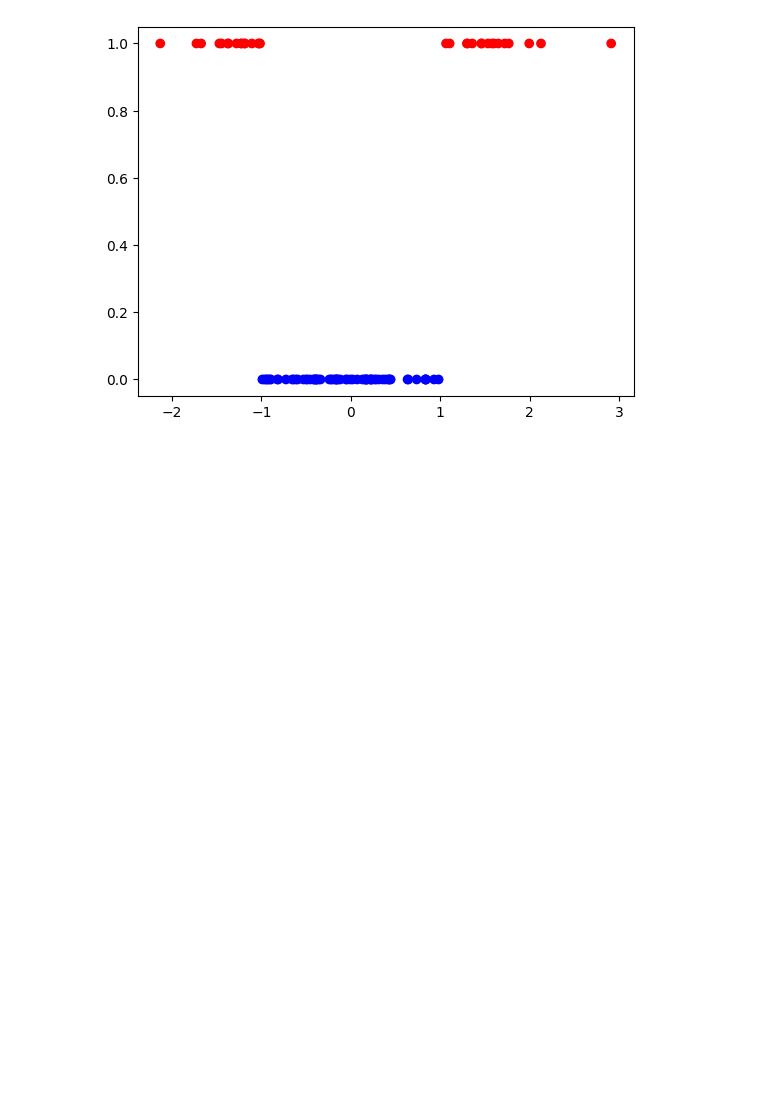
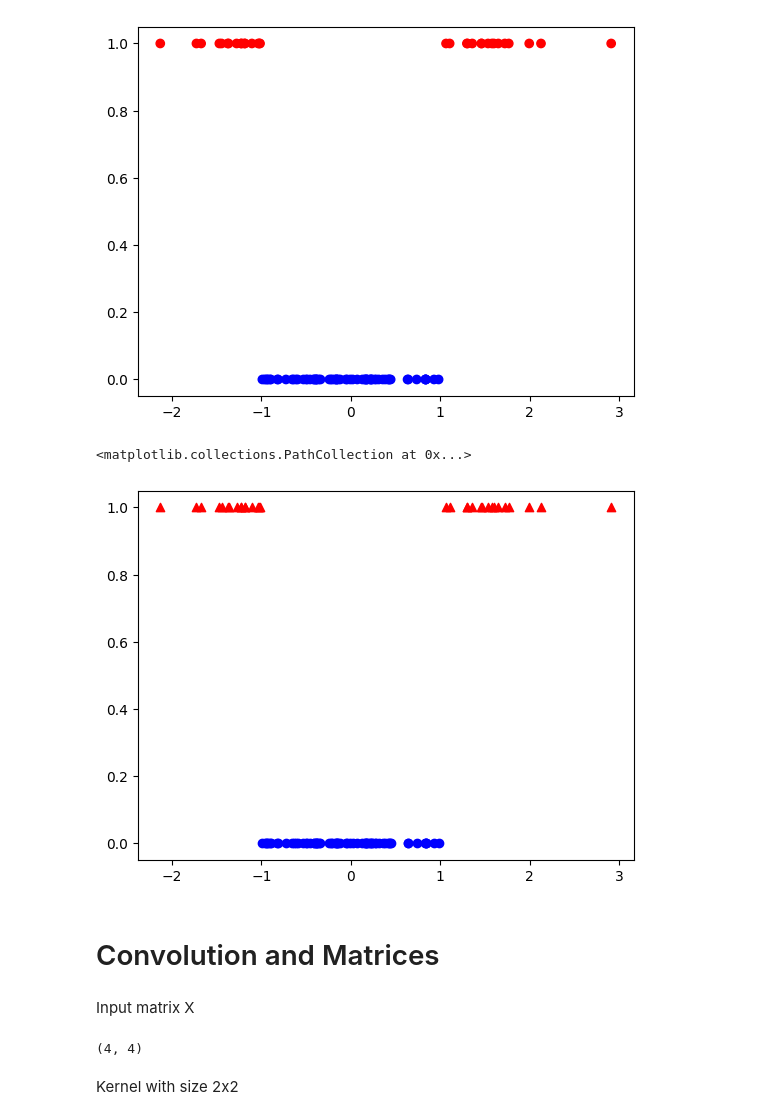
Before and after one commit to letscode011/Convolution, a Jupyter notebook: SimpleConvolution.ipynb, the cells around one changed output. Cells and saved outputs as stored; diff of their text form; code cells hidden in the pictures; blank space fills up the shorter version.

Commit message:
2D Matrices and Convolution

```diff
--- a/SimpleConvolution.ipynb
+++ b/SimpleConvolution.ipynb
@@ -121,3 +123,13 @@ plt.scatter(xi,yi, c=colors)
 # %% [output]
 <matplotlib.collections.PathCollection at 0x...>
 [figure]
+# %%
+plt.scatter(xi[yi==0], yi[yi==0], c= "blue", marker="o")
+plt.scatter(xi[yi==1], yi[yi==1], c= "red", marker="^")
+# %% [output]
+<matplotlib.collections.PathCollection at 0x...>
+[figure, added]
+# %% [markdown]
+# Convolution and Matrices
+# %% [markdown]
+Input matrix X
@@ -123,0 +142,6 @@ plt.scatter(xi,yi, c=colors)
+# %%
+X.shape
+# %% [output]
+(4, 4)
+# %% [markdown]
+Kernel with size 2x2
```
Also changed, not shown: parts of 6 cells of this notebook.
